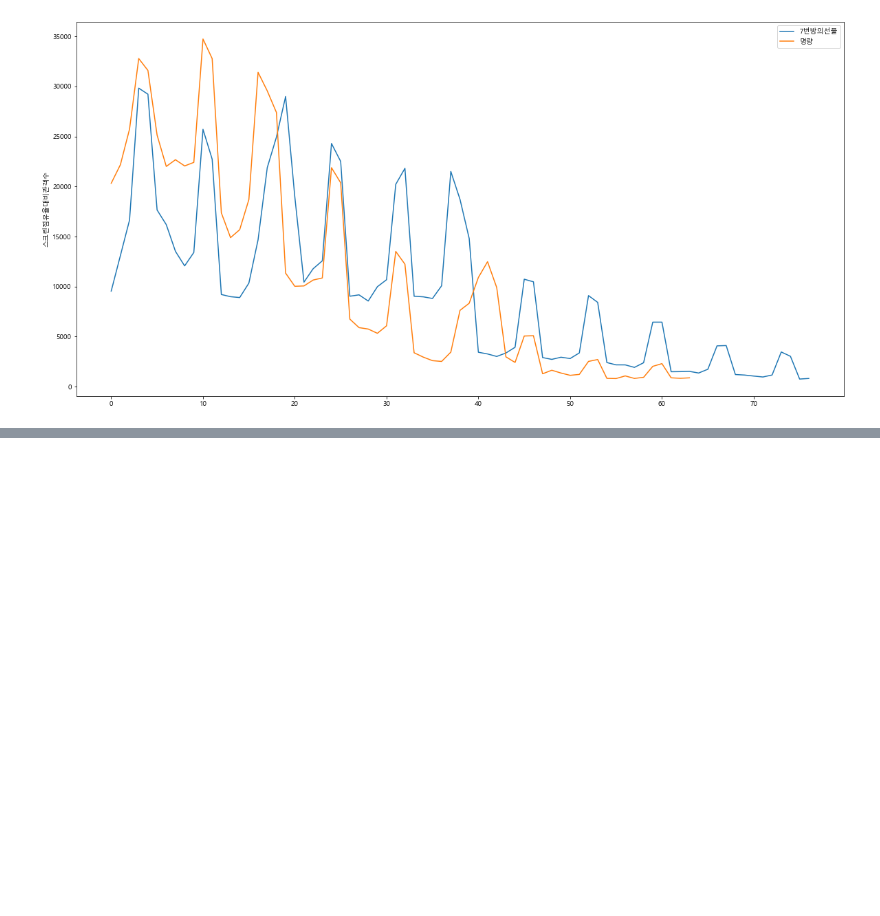
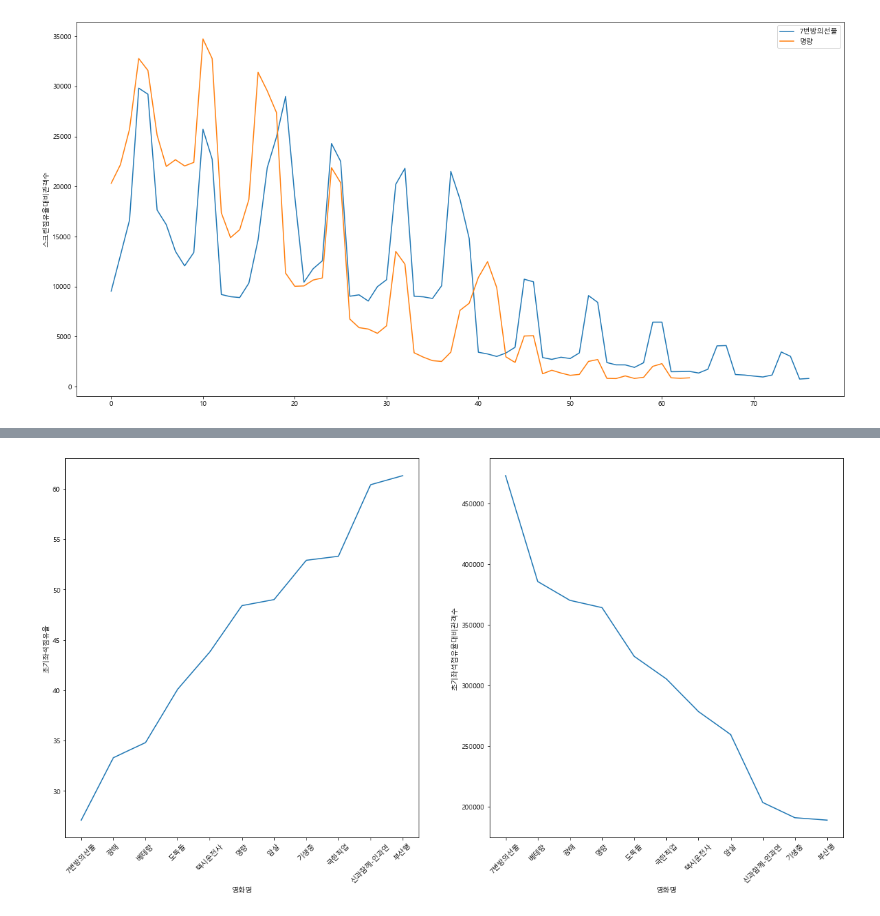
Before and after one commit to HyeogDo/korean_movie, a Jupyter notebook: top11_screen.ipynb, the cells around one changed output, grey strips where cells are left out. Saved outputs shown, nothing was run; the diff lists cells and outputs as text; code cells hidden in the pictures; blank space fills up the shorter version.

```diff
--- a/top11_screen.ipynb
+++ b/top11_screen.ipynb
@@ -169,0 +263,14 @@ mf.movies[0]
+# %%
+fig = plt.figure(figsize=(20,10))
+ax1 = fig.add_subplot(1,2,1)
+ax2 = fig.add_subplot(1,2,2)
+
+sns.lineplot(movie_info.sort_values("초기좌석점유율")["영화명"], movie_info.sort_values("초기좌석점유율")["초기좌석점유율"], ax=ax1)
+sns.lineplot(movie_info.sort_values("초기좌석점유율대비관객수", ascending=False)["영화명"],\
+     movie_info.sort_values("초기좌석점유율대비관객수", ascending=False)["초기좌석점유율대비관객수"], ax=ax2)
+
+ax1.set_xticklabels(movie_info.sort_values("초기좌석점유율")["영화명"], rotation=45)
+ax2.set_xticklabels(movie_info.sort_values("초기좌석점유율대비관객수", ascending=False)["영화명"], rotation=45)
+plt.show()
+# %% [output]
+[figure, added]
```
Also changed, not shown: parts of 10 cells of this notebook.
